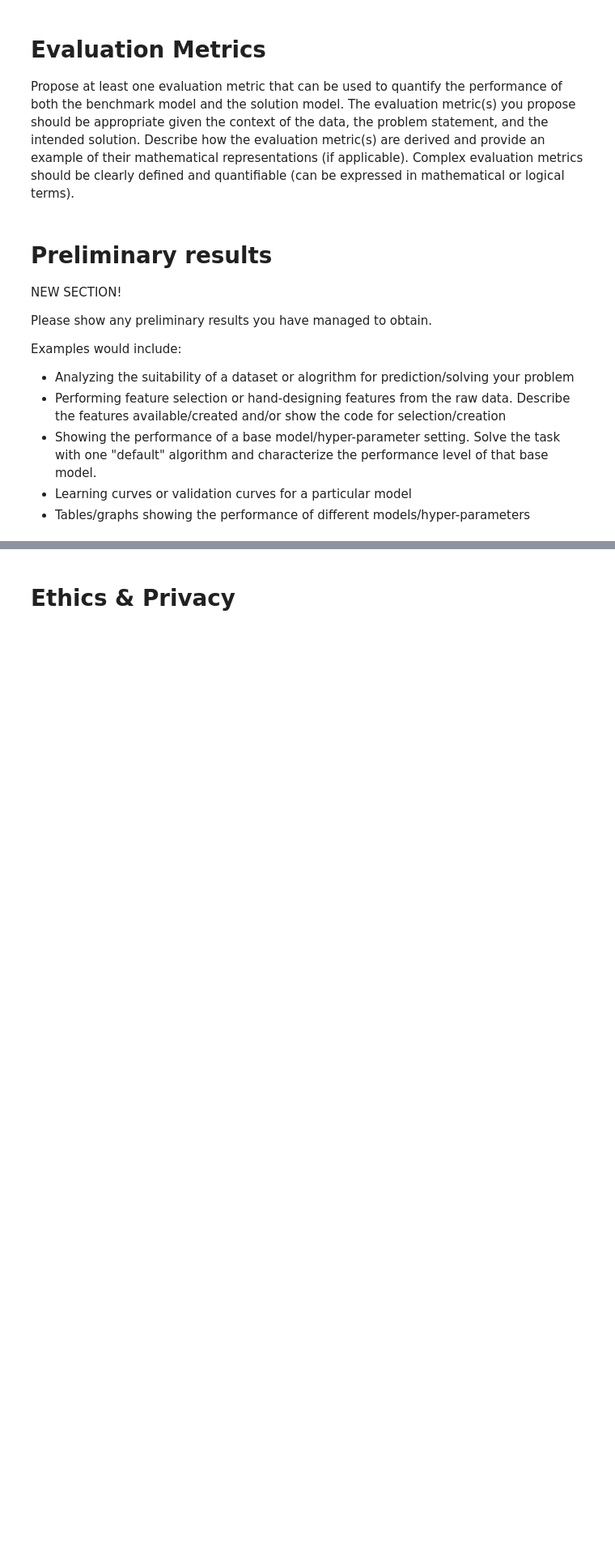
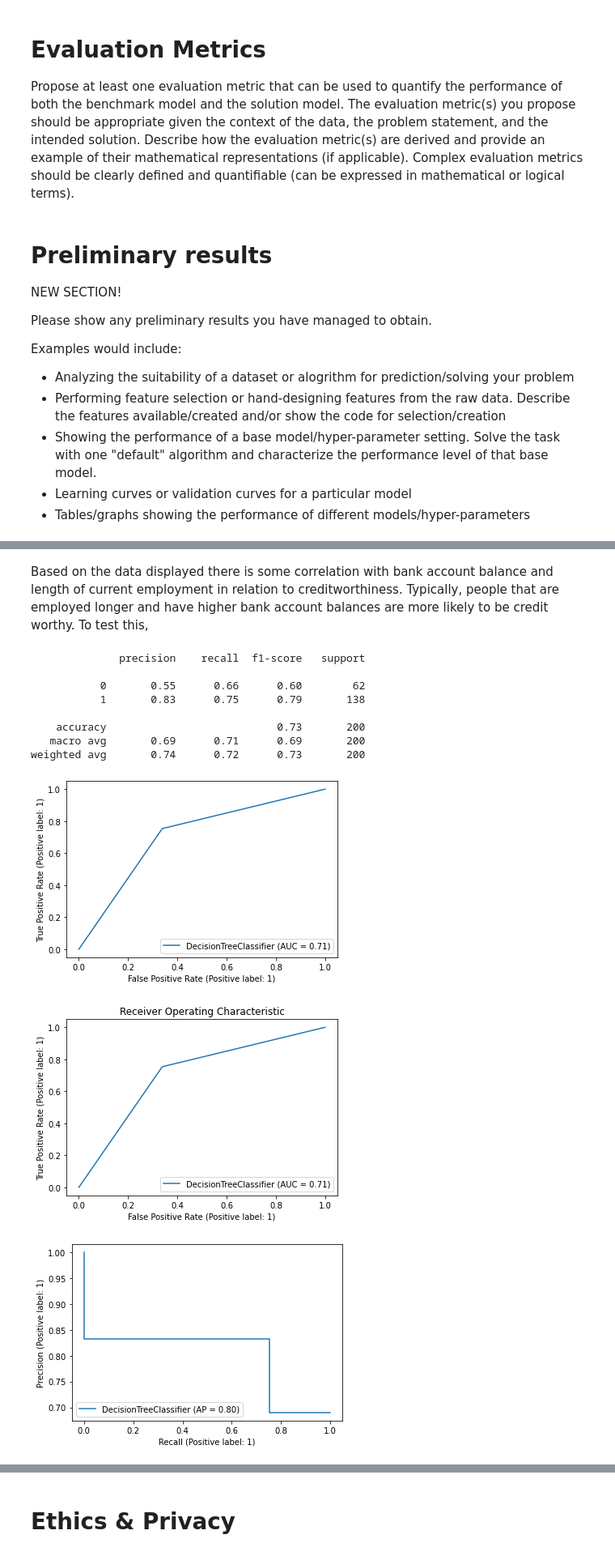
Before and after one commit to COGS118A/Group010-SP23, a Jupyter notebook: Checkpoint_Group010-SP23.ipynb, the cells around one changed output, grey strips where cells are left out. Shown at 81% size. Drawn from its saved outputs; the diff is of its cells as text; code cells hidden in the pictures; blank space fills up the shorter version.

Commit message:
added decision tree

```diff
--- a/Checkpoint_Group010-SP23.ipynb
+++ b/Checkpoint_Group010-SP23.ipynb
@@ -117,0 +147,76 @@ plt.show()
+# %% [markdown]
+Based on the data displayed there is some correlation with bank account balance and length of current employment in relation to creditworthiness. Typically, people that are employed longer and have higher bank account balances are more likely to be credit worthy. To test this,
+# %%
+# Doing a model
+# !pip install scikit-learn
+# !pip install scikit-plot
+import pandas as pd
+import matplotlib.pyplot as plt
+from sklearn.model_selection import train_test_split
+from sklearn.tree import DecisionTreeClassifier
+from sklearn import metrics
+from sklearn.model_selection import learning_curve
+
+# Read the CSV file into a pandas DataFrame
+df = pd.read_csv('German_credit.csv')
+
+# Split the data into features (X) and target variable (y)
+X = df.drop('Creditability', axis=1)
+y = df['Creditability']
+
+# Split the data into training and test sets
+X_train, X_test, y_train, y_test = train_test_split(X, y, test_size=0.2, random_state=42)
+
+# Create a decision tree classifier
+classifier = DecisionTreeClassifier(random_state=42)
+
+# Fit the classifier to the training data
+classifier.fit(X_train, y_train)
+
+# Make predictions on the test data
+y_pred = classifier.predict(X_test)
+
+# Print classification report
+print(classification_report(y_test, y_pred))
+
+# Plot ROC curve
+roc_display = metrics.RocCurveDisplay.from_estimator(classifier, X_test, y_test)
+roc_display.plot()
+plt.title('Receiver Operating Characteristic')
+plt.show()
+
+# Plot precision-recall curve
+precision_recall = metrics.PrecisionRecallDisplay.from_estimator(classifier, X_test, y_test)
+precision_recall.plot()
+plt.title('Precision-Recall Curve')
+plt.show()
+
+# Plot confusion matrix
+confusion_matrix = metrics.ConfusionMatrixDisplay.from_estimator(classifier, X_test, y_test)
+confusion_matrix.plot()
+plt.title('Confusion Matrix')
+plt.show()
+
+# Plot learning curve
+train_sizes, train_scores, test_scores = learning_curve(classifier, X, y, cv=5, scoring='accuracy', train_sizes=[0.2, 0.4, 0.6, 0.8, 1.0])
+
+plt.figure(figsize=(8, 6))
+plt.plot(train_sizes, train_scores.mean(axis=1), 'o-', label='Training Accuracy')
+plt.plot(train_sizes, test_scores.mean(axis=1), 'o-', label='Validation Accuracy')
+plt.xlabel('Training Set Size')
+plt.ylabel('Accuracy')
+plt.title('Learning Curve')
+plt.legend()
+plt.show()
+# %% [output]
+              precision    recall  f1-score   support
+
+           0       0.55      0.66      0.60        62
+           1       0.83      0.75      0.79       138
+
+    accuracy                           0.73       200
+   macro avg       0.69      0.71      0.69       200
+weighted avg       0.74      0.72      0.73       200
+[figure, added]
+[figure, added]
+[figure, added]
```
Also changed, not shown: parts of 2 cells of this notebook.
